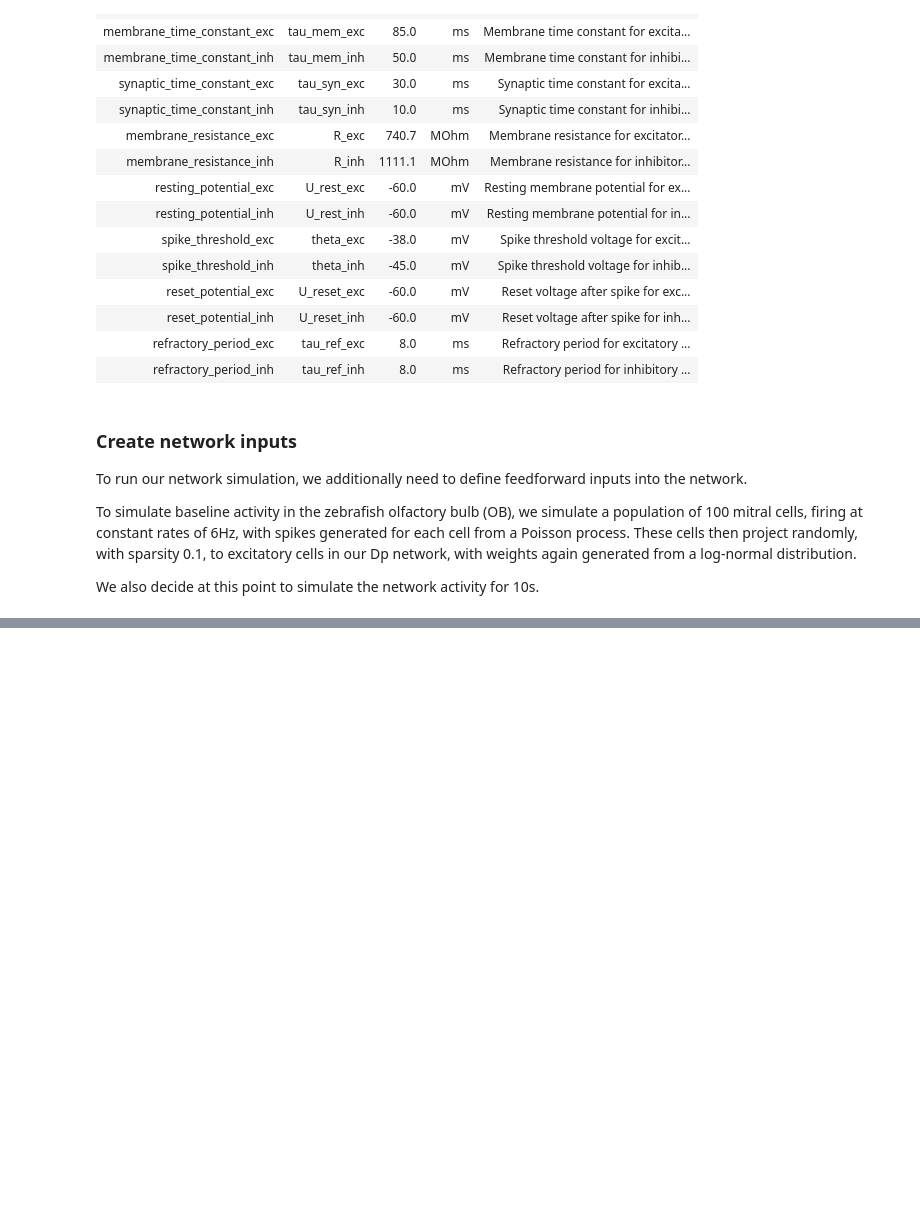
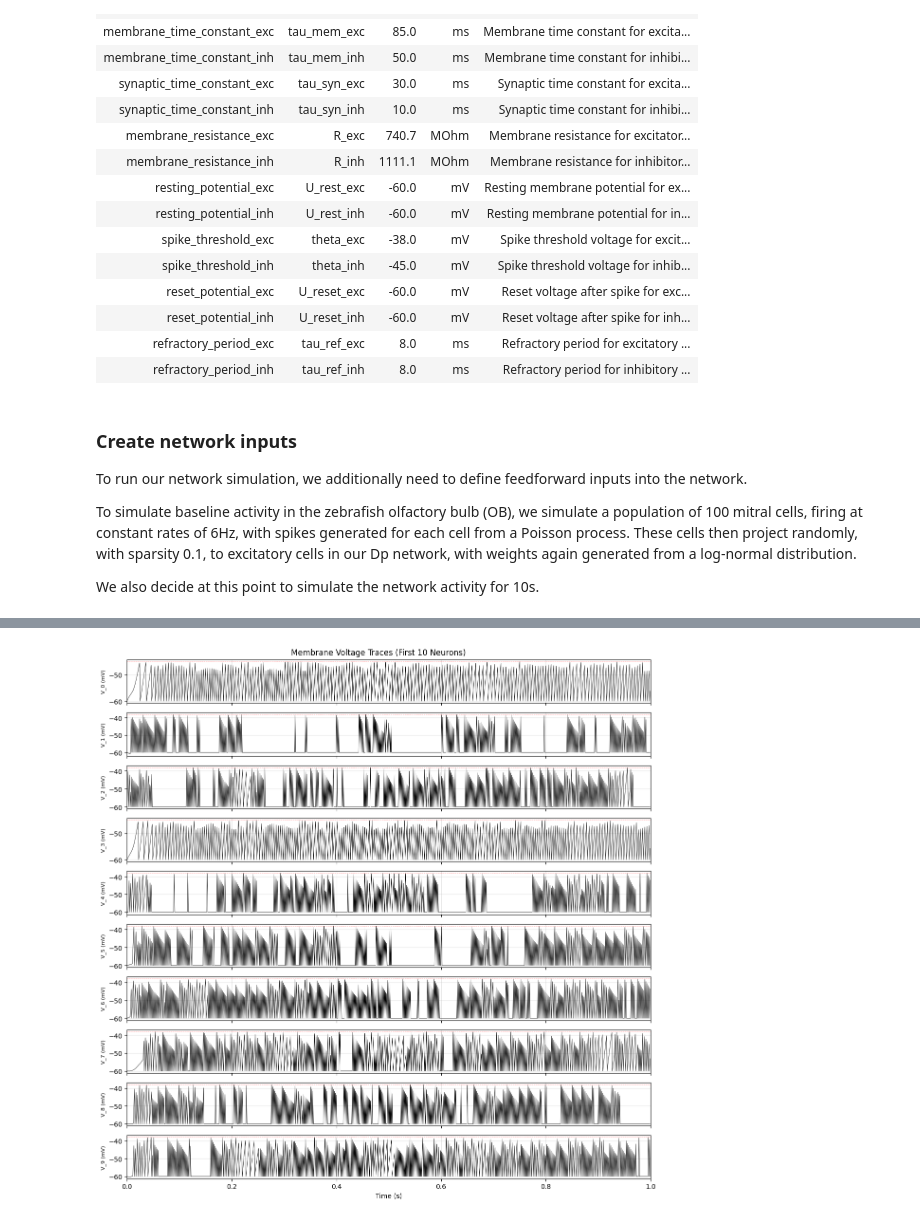
Before and after one commit to rory-bedford/connectome-snns, a Jupyter notebook: notebooks/generating-spiketrains-example.ipynb, the cells around one changed output, grey strips where cells are left out. Cells and saved outputs as stored; diff of their text form; code cells hidden in the pictures; blank space fills up the shorter version.

```diff
--- a/notebooks/generating-spiketrains-example.ipynb
+++ b/notebooks/generating-spiketrains-example.ipynb
@@ -194,0 +233,24 @@ plt.show()
+# %%
+# Visualize membrane voltages for the first 10 neurons
+fig, axes = plt.subplots(10, 1, figsize=(12, 12), sharex=True)
+time_axis = np.arange(time_window) * dt
+
+for neuron_id in range(10):
+    axes[neuron_id].plot(time_axis, output_voltages[0, :time_window, neuron_id].detach().cpu().numpy(),
+                         linewidth=0.5, color='black')
+    axes[neuron_id].set_ylabel(f'V_{neuron_id} (mV)', fontsize=8)
+    axes[neuron_id].set_xlim(0, 1.0)
+    axes[neuron_id].grid(True, alpha=0.3)
+
+    # Add threshold line if available
+    if neuron_types[neuron_id] == 1:
+        axes[neuron_id].axhline(y=model.theta_exc.item(), color='red', linestyle='--', linewidth=0.5, alpha=0.5)
+    else:
+        axes[neuron_id].axhline(y=model.theta_inh.item(), color='red', linestyle='--', linewidth=0.5, alpha=0.5)
+
+axes[-1].set_xlabel('Time (s)')
+fig.suptitle('Membrane Voltage Traces (First 10 Neurons)', fontsize=12)
+plt.tight_layout()
+plt.show()
+# %% [output]
+[figure, added]
```
Also changed, not shown: parts of 12 cells of this notebook, 1 other file.
